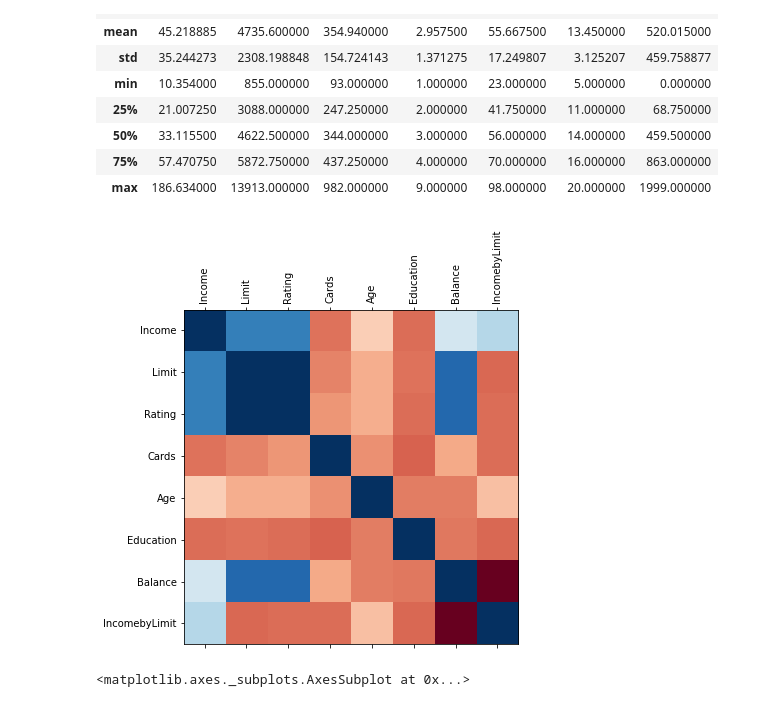
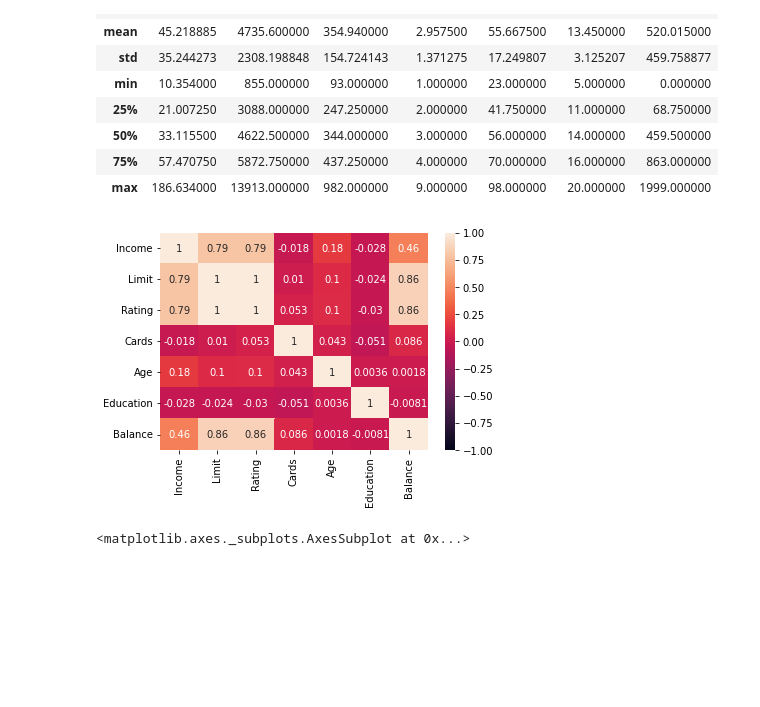
Before and after one commit to sanduriss/DataScience, a Jupyter notebook: Homework2.ipynb, the cells around one changed output. Saved outputs shown, nothing was run; the diff lists cells and outputs as text; code cells hidden in the pictures; blank space fills up the shorter version.

```diff
--- a/Homework2.ipynb
+++ b/Homework2.ipynb
@@ -49,14 +49,10 @@ credit.describe()
 # %%
 #Q5-Use seasoborns heat map to generate following heatmap
 # annot = True to print the correlation inside the square
-corr = credit.corr()
-corr = corr.round(2)
-fig = plt.figure(figsize=(6,6))
-plt.matshow(corr, cmap='RdBu', fignum=fig.number)
-plt.xticks(range(len(corr.columns)), corr.columns, rotation='vertical');
-plt.yticks(range(len(corr.columns)), corr.columns);
+correlation_matrix=credit.corr().round(2)
+heatmap=sns.heatmap(credit.corr(), vmin=-1, vmax=1, annot=True)
 # %% [output]
-[figure, old version]
+[figure, new version]
 # %%
 #Q6-Plot the density distribution of Balance
 credit['Balance'].plot(kind='density')
```
Also changed, not shown: parts of 2 cells of this notebook.
